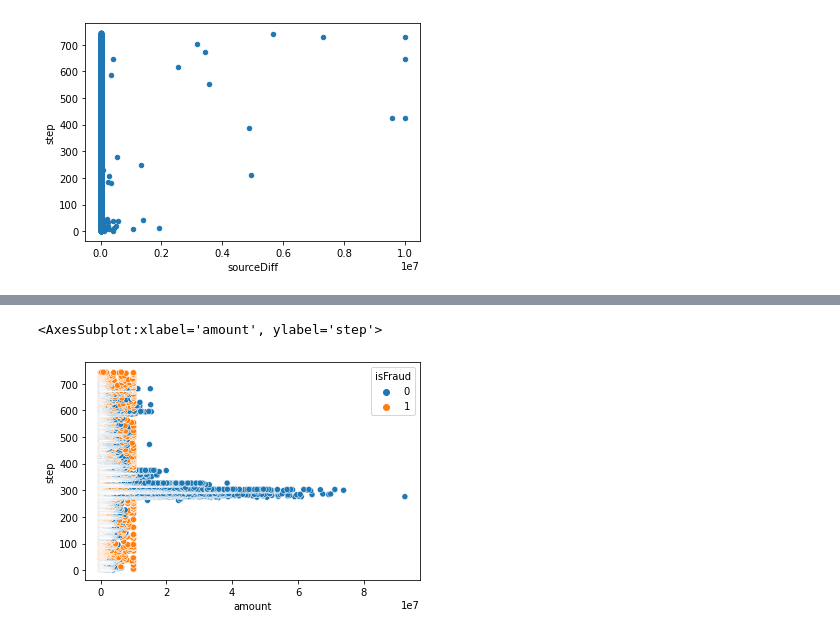
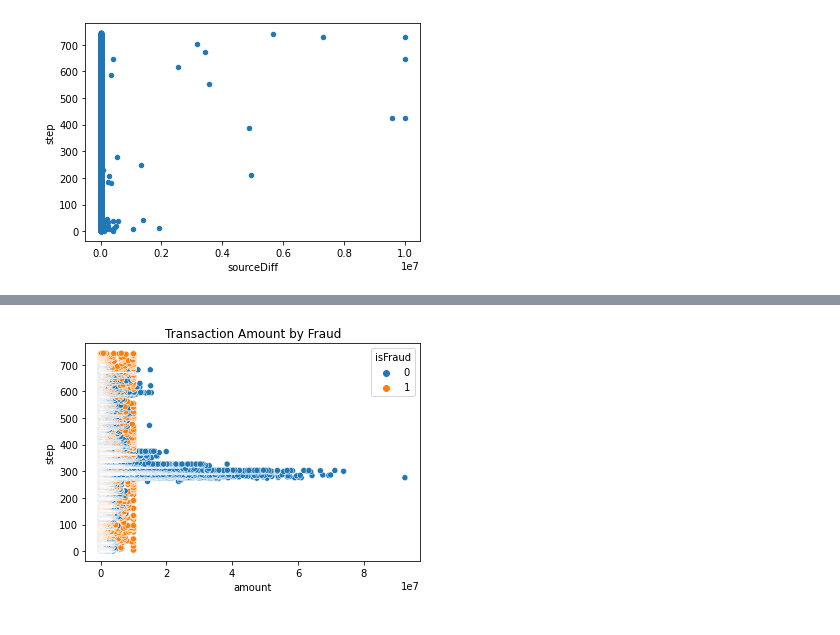
Before and after one commit to kduane/fake_fraud, a Jupyter notebook: eda.ipynb, the cells around one changed output, grey strips where cells are left out. Saved outputs shown, nothing was run; the diff lists cells and outputs as text; code cells hidden in the pictures.

```diff
--- a/eda.ipynb
+++ b/eda.ipynb
@@ -322,7 +340,8 @@ dtype: object
 # %%
 sns.scatterplot(x = 'amount',y = 'step', hue = 'isFraud', data = df )
+plt.title('Transaction Amount by Fraud')
+plt.savefig('./imgs/amount.jpg')
 # %% [output]
-<AxesSubplot:xlabel='amount', ylabel='step'>
-[figure, old version]
+[figure, new version]
 # %%
 sns.scatterplot(x = 'sourceDiff',y = 'step', hue = 'isFraud', data = df )
```
Also changed, not shown: parts of 13 cells of this notebook, 7 other files.
